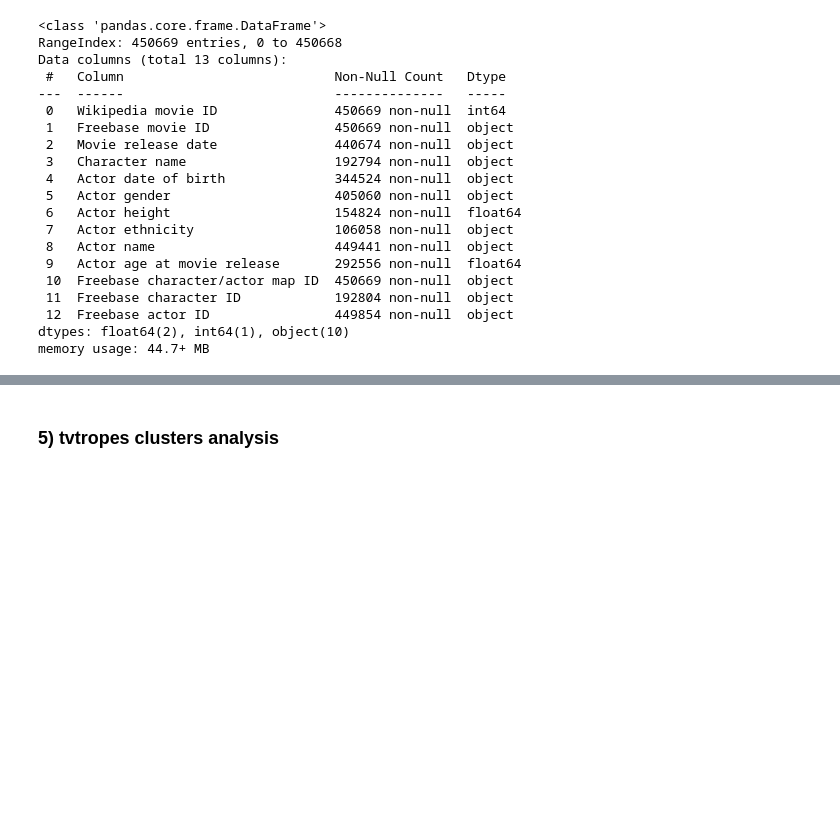
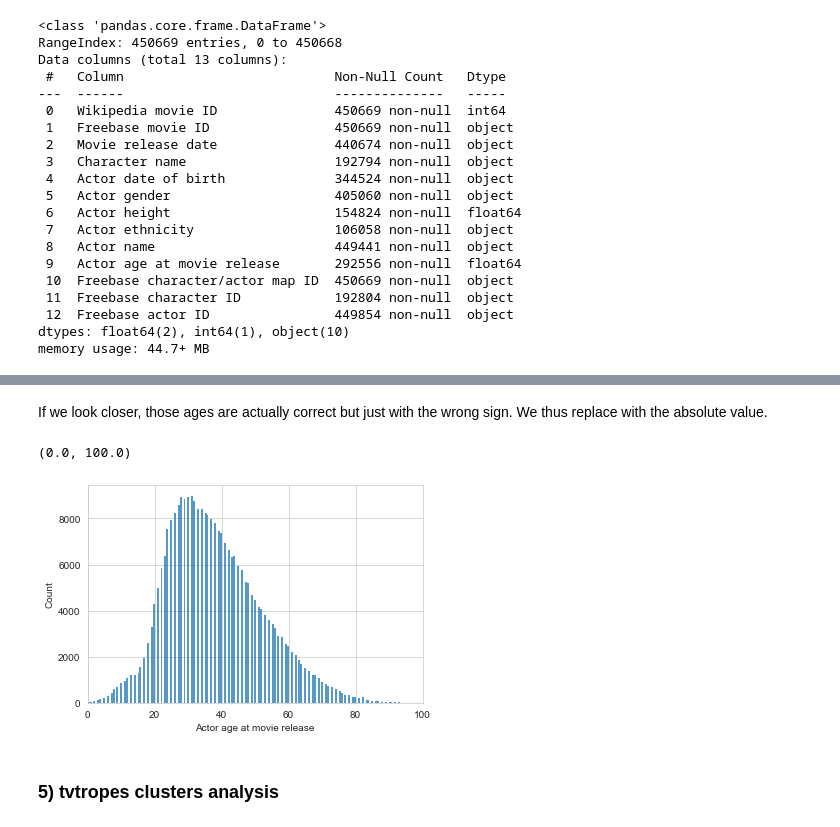
Before and after one commit to epfl-ada/ada-2022-project-pythonistrash, a Jupyter notebook: Milestone2.ipynb, the cells around one changed output, grey strips where cells are left out. Cells and saved outputs as stored; diff of their text form; code cells hidden in the pictures; blank space fills up the shorter version.

```diff
--- a/Milestone2.ipynb
+++ b/Milestone2.ipynb
@@ -501,3 +531,13 @@ memory usage: 44.7+ MB
+# %% [markdown]
+If we look closer, those ages are actually correct but just with the wrong sign. We thus replace with the absolute value.
+# %%
+characters_metadata_df['Actor age at movie release'] = characters_metadata_df['Actor age at movie release'].apply(abs)
+# %%
+sns.histplot(data=characters_metadata_df, x="Actor age at movie release")
+plt.xlim(0, 100)
+# %% [output]
+(0.0, 100.0)
+[figure, added]
 # %% [markdown]
 ### 5) tvtropes clusters analysis
 # %%
```
Also changed, not shown: parts of 4 cells of this notebook.
